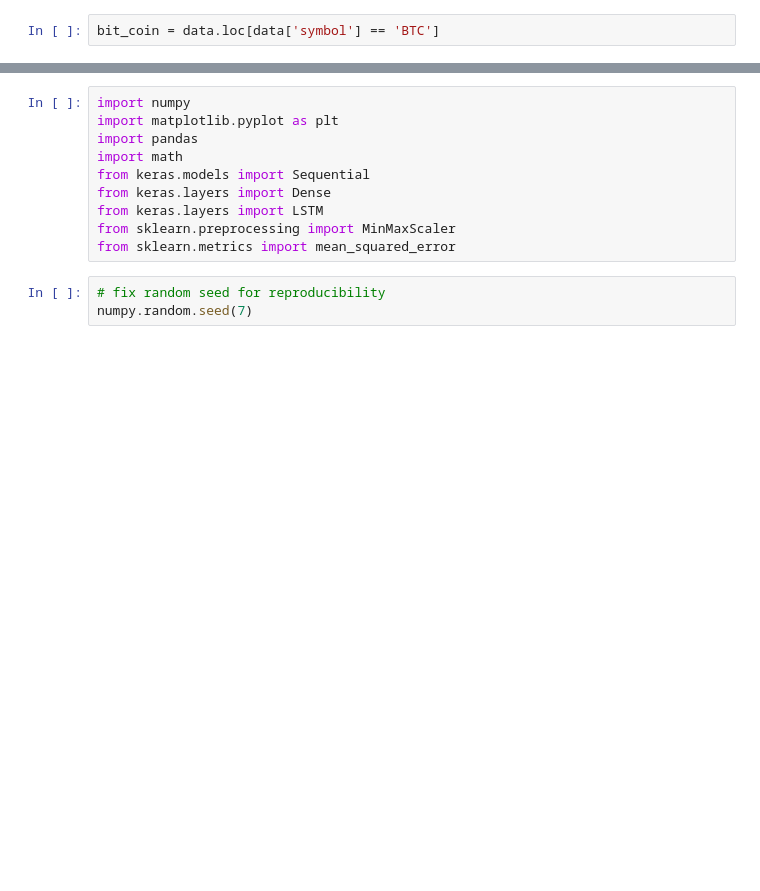
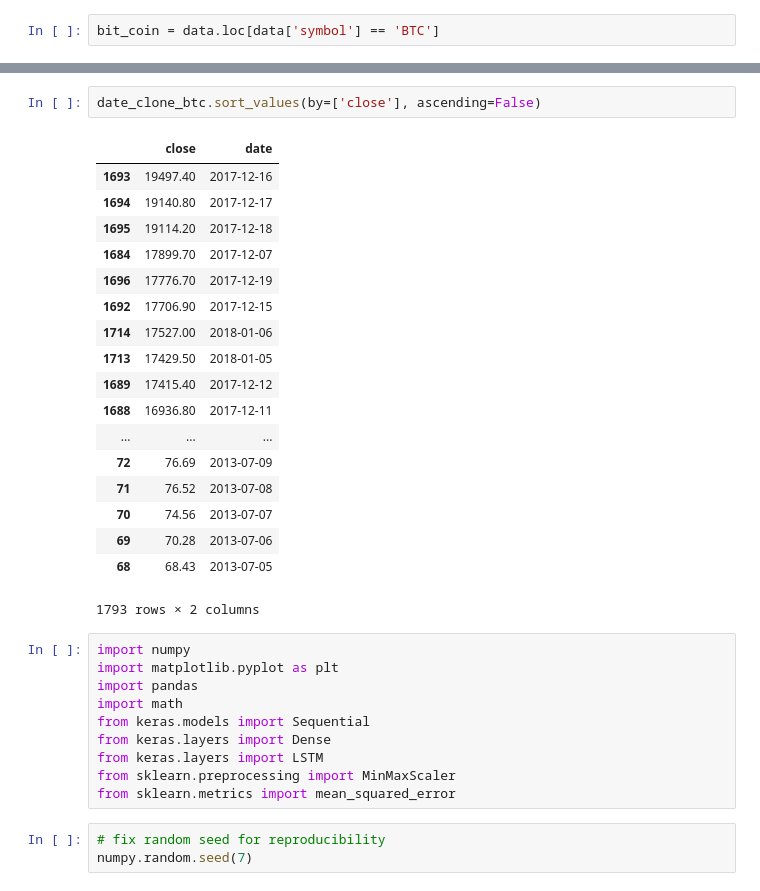
Before and after one commit to sabbirahmad/cryptocurrency-analysis, a Jupyter notebook: LSTM.ipynb, the cells around one changed output, grey strips where cells are left out. Saved outputs shown, nothing was run; the diff lists cells and outputs as text; blank space fills up the shorter version.

```diff
--- a/LSTM.ipynb
+++ b/LSTM.ipynb
@@ -57,3 +57,24 @@ date_clone_btc
+# %%
+date_clone_btc.sort_values(by=['close'], ascending=False)
+# %% [output]
+|  | close | date |
+| 1693 | 19497.40 | 2017-12-16 |
+| 1694 | 19140.80 | 2017-12-17 |
+| 1695 | 19114.20 | 2017-12-18 |
+| 1684 | 17899.70 | 2017-12-07 |
+| 1696 | 17776.70 | 2017-12-19 |
+| 1692 | 17706.90 | 2017-12-15 |
+| 1714 | 17527.00 | 2018-01-06 |
+| 1713 | 17429.50 | 2018-01-05 |
+| 1689 | 17415.40 | 2017-12-12 |
+| 1688 | 16936.80 | 2017-12-11 |
+| ... | ... | ... |
+| 72 | 76.69 | 2013-07-09 |
+| 71 | 76.52 | 2013-07-08 |
+| 70 | 74.56 | 2013-07-07 |
+| 69 | 70.28 | 2013-07-06 |
+| 68 | 68.43 | 2013-07-05 |
+1793 rows × 2 columns
 # %%
 import numpy
 import matplotlib.pyplot as plt
```
Also changed, not shown: parts of 7 cells of this notebook, 7 other files.
